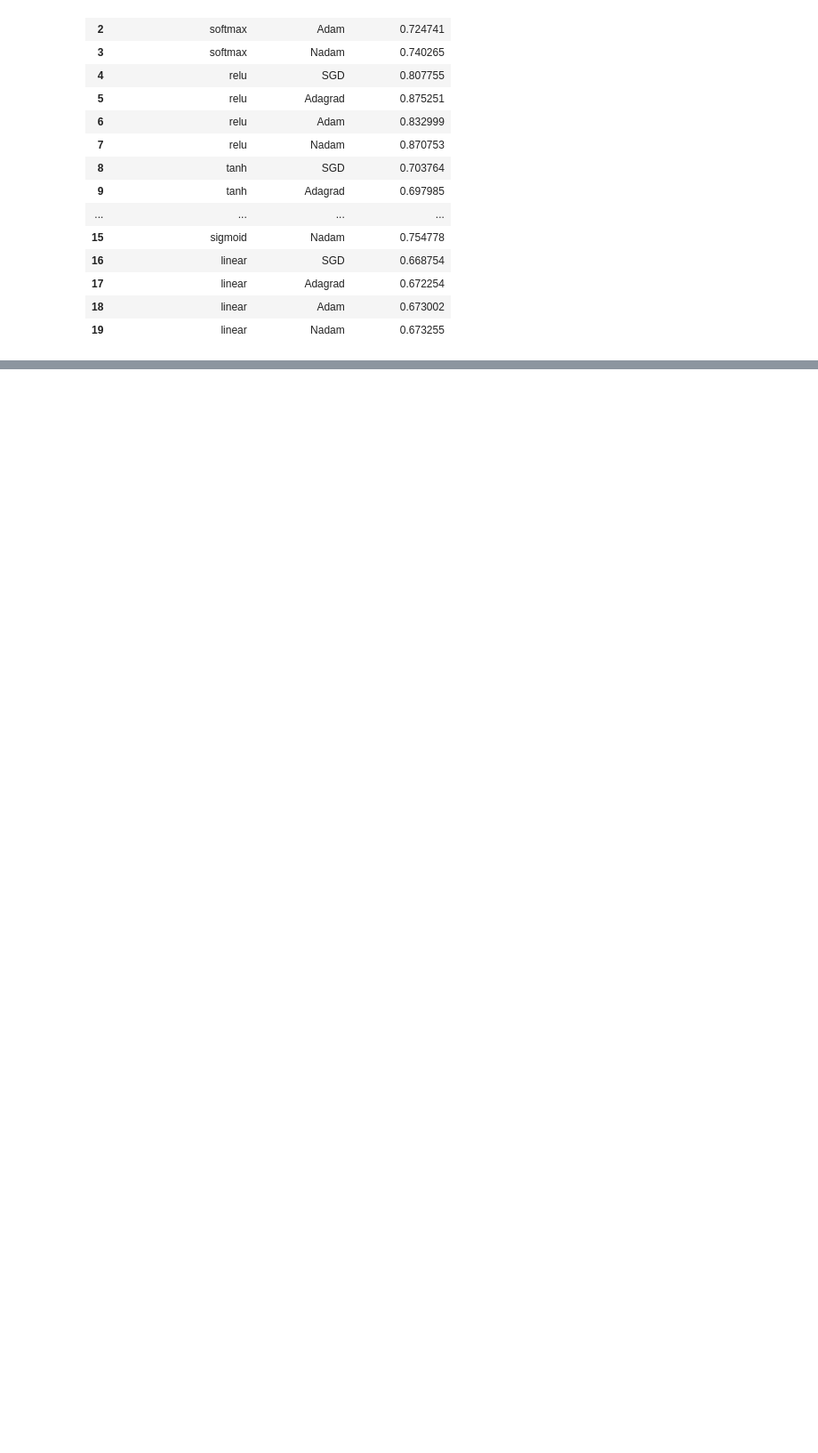
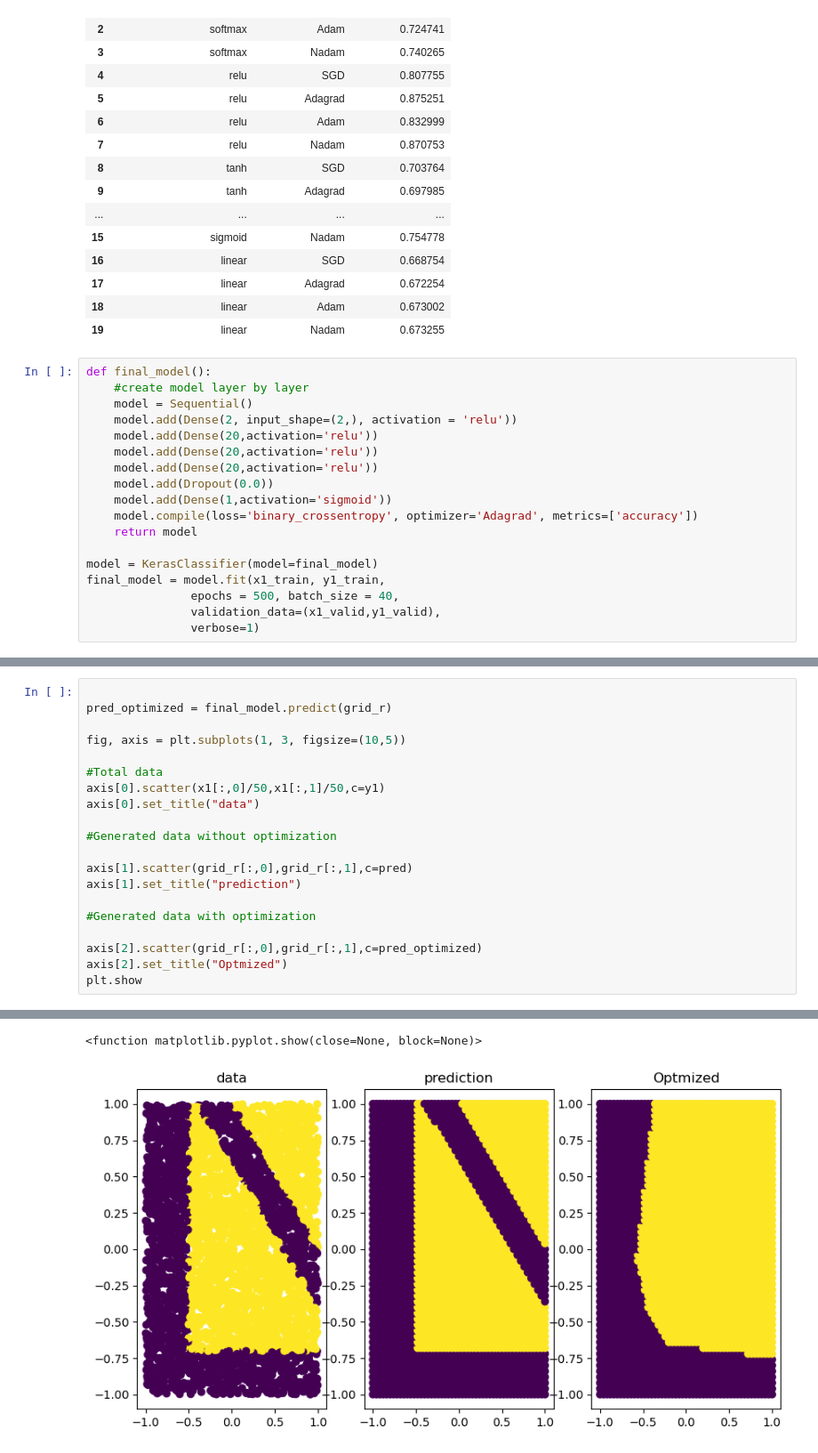
Before and after one commit to naisap/LCP_modB_exercises-project, a Jupyter notebook: homework1.ipynb, the cells around one changed output, grey strips where cells are left out. Shown at 89% size. Saved outputs shown, nothing was run; the diff lists cells and outputs as text; blank space fills up the shorter version.

```diff
--- a/homework1.ipynb
+++ b/homework1.ipynb
@@ -311,3 +332,21 @@ result
 | 17 | linear | Adagrad | 0.672254 |
 | 18 | linear | Adam | 0.673002 |
 | 19 | linear | Nadam | 0.673255 |
+# %%
+def final_model():
+    #create model layer by layer
+    model = Sequential()
+    model.add(Dense(2, input_shape=(2,), activation = 'relu'))
+    model.add(Dense(20,activation='relu'))
+    model.add(Dense(20,activation='relu'))
+    model.add(Dense(20,activation='relu'))
+    model.add(Dropout(0.0))
+    model.add(Dense(1,activation='sigmoid'))
+    model.compile(loss='binary_crossentropy', optimizer='Adagrad', metrics=['accuracy'])
+    return model
+
+model = KerasClassifier(model=final_model)
+final_model = model.fit(x1_train, y1_train,
+               epochs = 500, batch_size = 40,
+               validation_data=(x1_valid,y1_valid),
+               verbose=1)
@@ -313,0 +371,21 @@ result
+# %%
+
+pred_optimized = final_model.predict(grid_r)
+
+fig, axis = plt.subplots(1, 3, figsize=(10,5))
+
+#Total data
+axis[0].scatter(x1[:,0]/50,x1[:,1]/50,c=y1)
+axis[0].set_title("data")
+
+#Generated data without optimization
+
+axis[1].scatter(grid_r[:,0],grid_r[:,1],c=pred)
+axis[1].set_title("prediction")
+
+#Generated data with optimization
+
+axis[2].scatter(grid_r[:,0],grid_r[:,1],c=pred_optimized)
+axis[2].set_title("Optmized")
+plt.show
+# %% [output]
@@ -313,0 +393,2 @@ result
+<function matplotlib.pyplot.show(close=None, block=None)>
+[figure, added]
```
Also changed, not shown: parts of 23 cells of this notebook.
